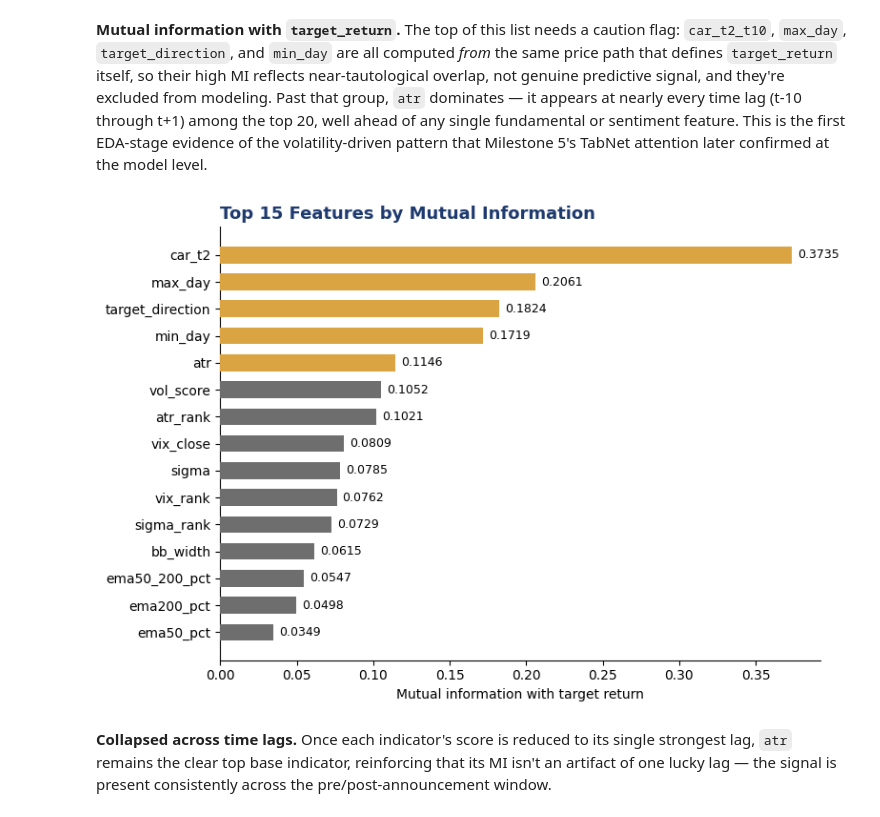
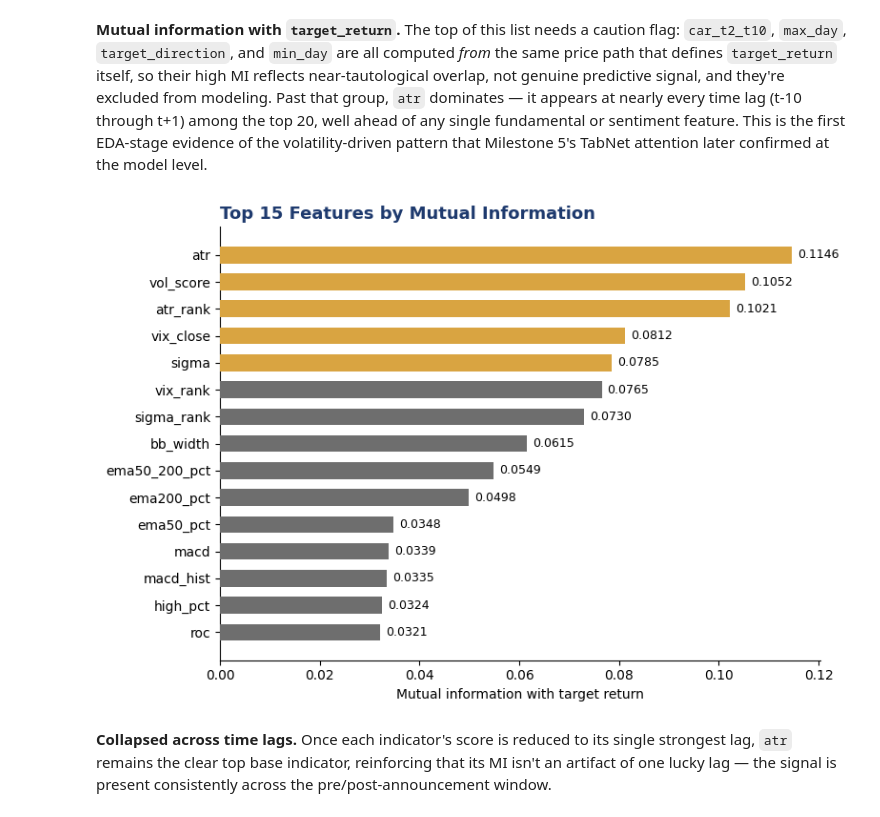
Before and after one commit to Richard-X46/Post-Earnings-Forecast, a Jupyter notebook: src/notebooks/EDA_final.ipynb, the cells around one changed output. Drawn from its saved outputs; the diff is of its cells as text; code cells hidden in the pictures.

```diff
--- a/src/notebooks/EDA_final.ipynb
+++ b/src/notebooks/EDA_final.ipynb
@@ -417,3 +417,28 @@ else:
     print("No inf values found in pivoted feature columns.")
 # %% [output]
 No inf values found in pivoted feature columns.
+# %%
+
+df_model_base = df_model
+
+
+EXCLUDE_COLS = [
+    # "symbol",
+      # "earnings_date",
+        # "entry_price",
+        # "target_return",
+    # "target_class",
+    # "year", "quarter",
+      "max_high", "min_high", "max_day", "min_day",
+    "target_return_close_t10",
+    "target_class_close_t10",
+    "target_return_avg_high",
+    "target_class_avg_high",
+    "car_3day",
+    "car_t2_t10",
+]
+
+feature_cols = [c for c in df_model.columns if c not in EXCLUDE_COLS]
+
+df_model =df_model.select(feature_cols)
+df_model
@@ -933,27 +978,28 @@ dtype: float64
 # %%
 # Collapse to one score per base indicator (max across its time lags), plot top 15
 def get_base_indicator(col_name):
     return re.sub(r"_t[+-]?\d+$", "", col_name)
+mi_series = mi_series.drop('target_direction')
+mi_by_indicator = mi_series.groupby(get_base_indicator).max()
 
-mi_by_indicator = mi_series.groupby(get_base_indicator).max()
 plot_df = mi_by_indicator.nlargest(15).reset_index()
 plot_df.columns = ["indicator", "mi_score"]
 
 fig, ax = plt.subplots(figsize=(8, 5.5))
 colors = [GOLD if i < 5 else MUTED for i in range(len(plot_df))]
 bars = ax.barh(plot_df["indicator"], plot_df["mi_score"], color=colors, height=0.62, zorder=3)
 ax.invert_yaxis()
 for b, v in zip(bars, plot_df["mi_score"]):
     ax.text(v + plot_df["mi_score"].max() * 0.01, b.get_y() + b.get_height()/2, f"{v:.4f}",
             va="center", fontsize=9)
 ax.set_xlabel("Mutual information with target return")
 ax.set_title("Top 15 Features by Mutual Information",
              fontsize=13, fontweight="bold", color=NAVY, loc="left")
 sns.despine()
 plt.tight_layout()
 plt.show()
 # %% [output]
-[figure, old version]
+[figure, new version]
 # %% [markdown]
 **Collapsed across time lags.** Once each indicator's score is reduced to its single strongest lag, `atr` remains the clear top base indicator, reinforcing that its MI isn't an artifact of one lucky lag — the signal is present consistently across the pre/post-announcement window.
 # %%
```
Also changed, not shown: parts of 20 cells of this notebook, 37 other files.
